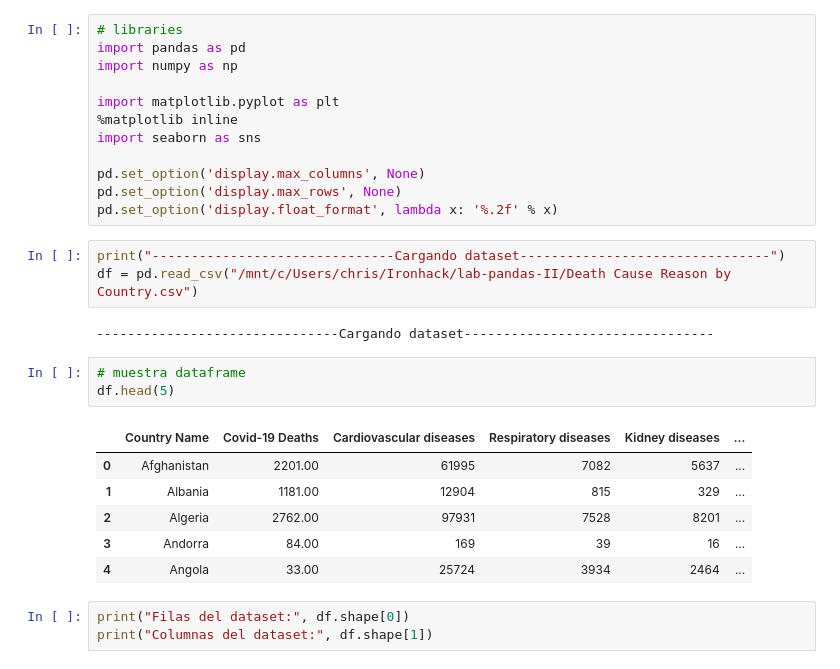
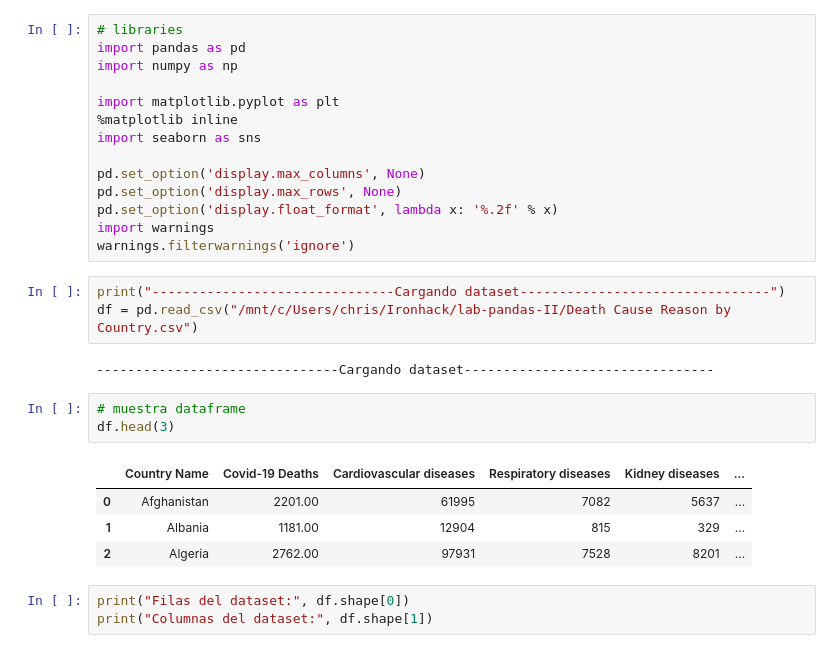
Before and after one commit to Ironhack-Part-Time-Enero2022/lab-pandas-II, a Jupyter notebook: Lab-Pandas-II.ipynb, the cells around one changed output. Drawn from its saved outputs; the diff is of its cells as text.

```diff
--- a/Lab-Pandas-II.ipynb
+++ b/Lab-Pandas-II.ipynb
@@ -10,6 +10,8 @@ import seaborn as sns
 pd.set_option('display.max_columns', None)
 pd.set_option('display.max_rows', None)
 pd.set_option('display.float_format', lambda x: '%.2f' % x)
+import warnings
+warnings.filterwarnings('ignore')
 # %%
 print("-------------------------------Cargando dataset--------------------------------")
 df = pd.read_csv("/mnt/c/Users/chris/Ironhack/lab-pandas-II/Death Cause Reason by Country.csv")
@@ -17,14 +19,12 @@ df = pd.read_csv("/mnt/c/Users/chris/Ironhack/lab-pandas-II/Death Cause Reason b
 -------------------------------Cargando dataset--------------------------------
 # %%
 # muestra dataframe
-df.head(5)
+df.head(3)
 # %% [output]
 |  | Country Name | Covid-19 Deaths | Cardiovascular diseases | Respiratory diseases | Kidney diseases | ... |
 | 0 | Afghanistan | 2201.00 | 61995 | 7082 | 5637 | ... |
 | 1 | Albania | 1181.00 | 12904 | 815 | 329 | ... |
 | 2 | Algeria | 2762.00 | 97931 | 7528 | 8201 | ... |
-| 3 | Andorra | 84.00 | 169 | 39 | 16 | ... |
-| 4 | Angola | 33.00 | 25724 | 3934 | 2464 | ... |
 # %%
 print("Filas del dataset:", df.shape[0])
 print("Columnas del dataset:", df.shape[1])
```
Also changed, not shown: parts of 1 cell of this notebook.
